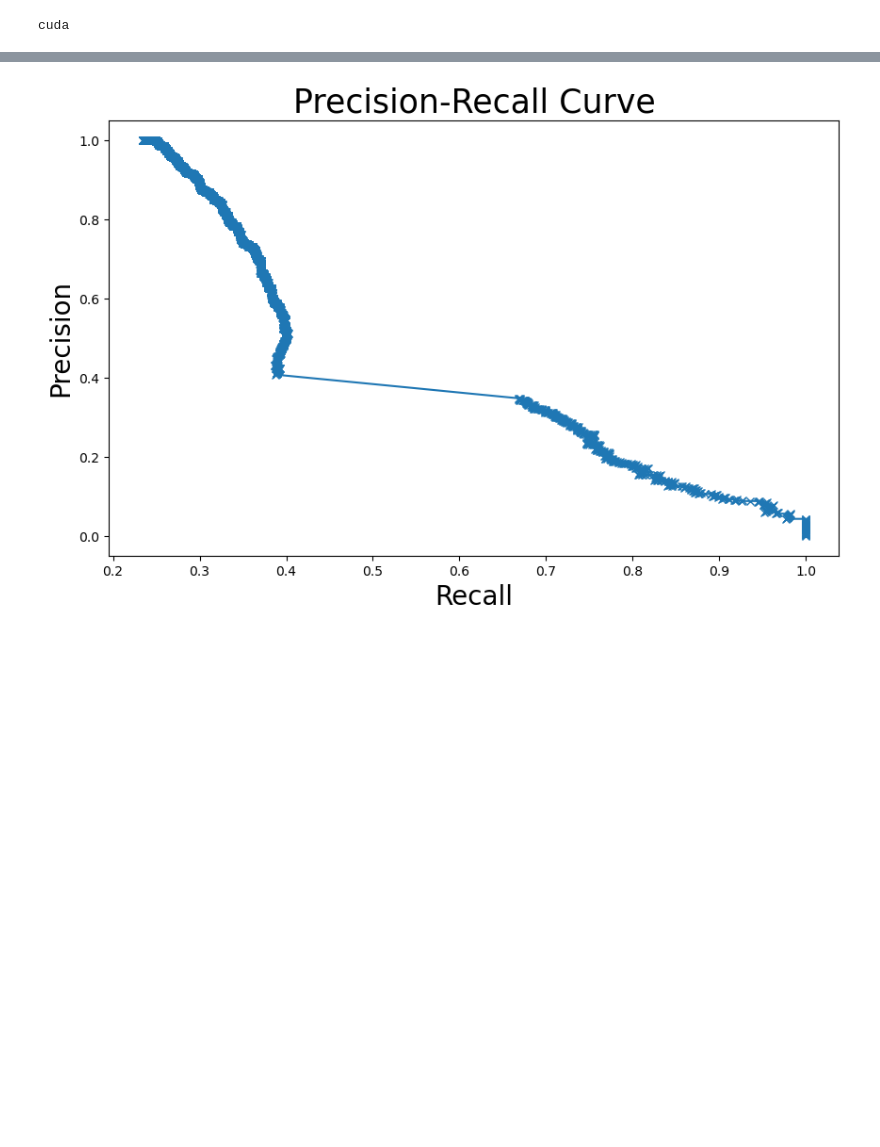
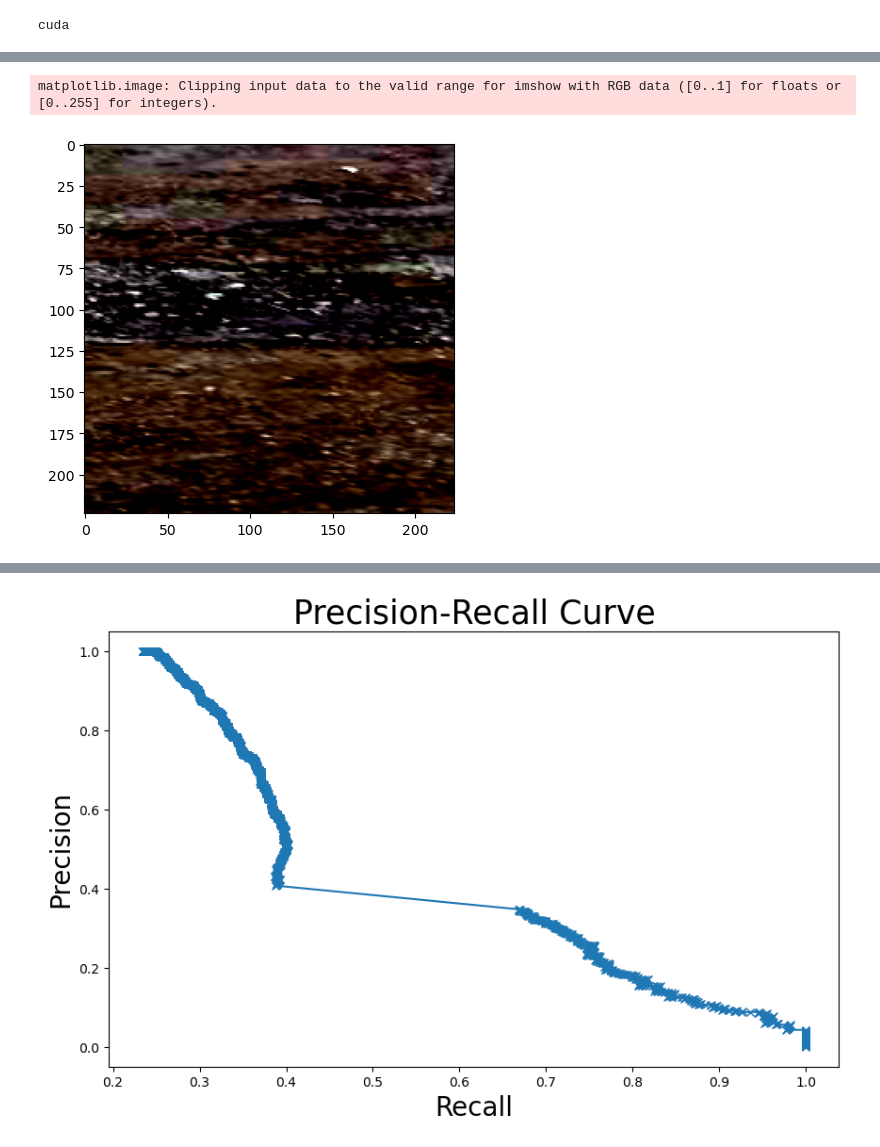
Before and after one commit to mklindtner/02516_pothole_w3, a Jupyter notebook: nb/CNN_Martins.ipynb, the cells around one changed output, grey strips where cells are left out. Drawn from its saved outputs; the diff is of its cells as text; code cells hidden in the pictures; blank space fills up the shorter version.

```diff
--- a/nb/CNN_Martins.ipynb
+++ b/nb/CNN_Martins.ipynb
@@ -41,3 +57,9 @@ trainloader = torch.utils.data.DataLoader(
+# %%
+plt.imshow(cv2.cvtColor(trainset[0][0][3].permute(1,2,0).numpy(), cv2.COLOR_BGR2RGB))
+plt.savefig("exampleofcroppedpicture.jpg")
+# %% [output]
+matplotlib.image: Clipping input data to the valid range for imshow with RGB data ([0..1] for floats or [0..255] for integers).
+[figure, added]
 # %%
 valset = PotholeDataset(split='validation', proposals_path="/home/mlut/IDLCV/object_detection/potholes_git/02516_pothole_w3/data/props-0.30-0.45_validation.yml")
 # %%
```
Also changed, not shown: parts of 12 cells of this notebook.
